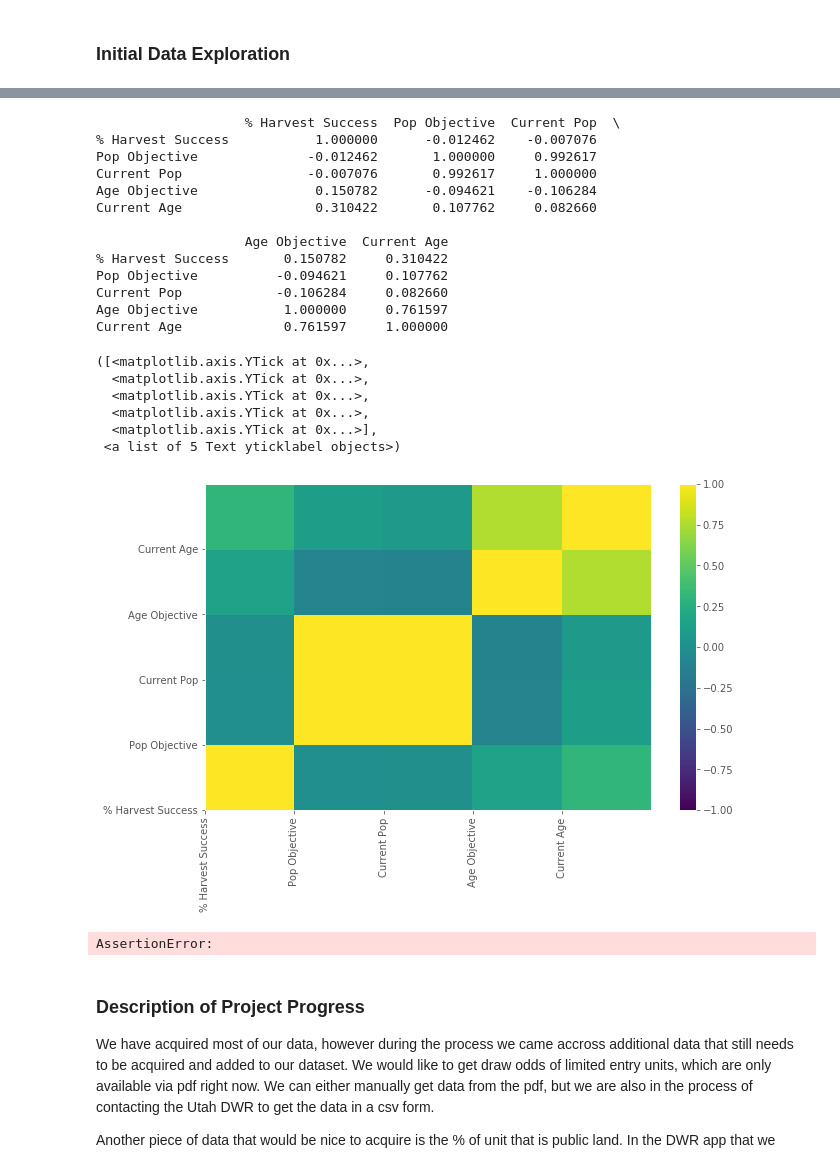
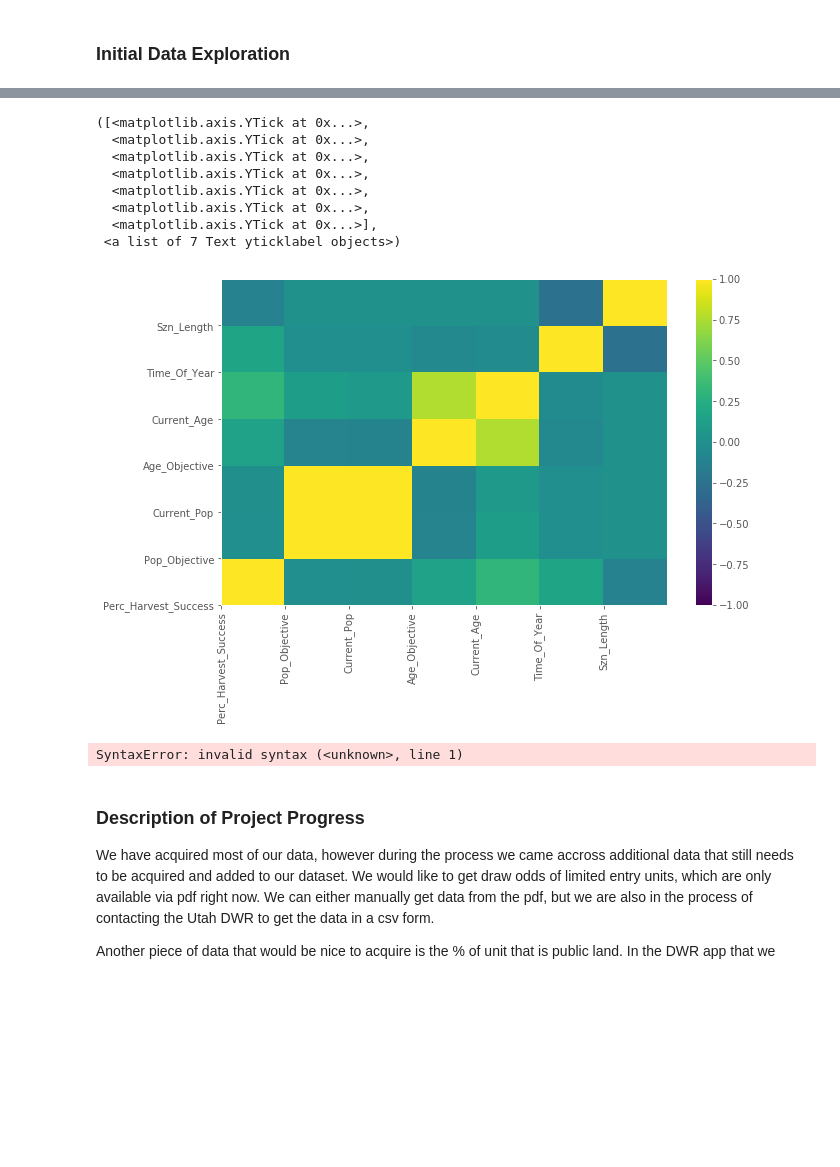
Before and after one commit to nedchanatry/ActaeonProj, a Jupyter notebook: Scrape2.ipynb, the cells around one changed output, grey strips where cells are left out. Saved outputs shown, nothing was run; the diff lists cells and outputs as text; code cells hidden in the pictures; blank space fills up the shorter version.

```diff
--- a/Scrape2.ipynb
+++ b/Scrape2.ipynb
@@ -131,23 +203,23 @@ fd = pd.read_excel(r'check.xlsx', index=False)
 for j in range(0,len(fd)):
 
     #first, get rid of any characters in the population data set (e.i. 1700 (Entire Beaver unit))
-    fd['Pop Objective'][j]= ''.join(i for i in fd['Pop Objective'][j] if i.isdigit())
+    fd['Pop_Objective'][j]= ''.join(i for i in fd['Pop_Objective'][j] if i.isdigit())
     #join to (an empty string) the variable i for every i in (any given variable) if i is a digit
-    fd['Pop Objective'][j] = float(fd['Pop Objective'][j])
-    fd['Current Pop'][j]= ''.join(i for i in fd['Current Pop'][j] if i.isdigit())
+    fd['Pop_Objective'][j] = float(fd['Pop_Objective'][j])
+    fd['Current_Pop'][j]= ''.join(i for i in fd['Current_Pop'][j] if i.isdigit())
     #join to (an empty string) the variable i for every i in (any given variable) if i is a digit
 
     #get rid of the ranges of data (i.e. 1200-1500)
     #instead we take the average value of the range (1200-1500 ----> 1350)
-    fd['Current Pop'][j] = float(fd['Current Pop'][j])
-    q = fd['Age Objective'][j]
+    fd['Current_Pop'][j] = float(fd['Current_Pop'][j])
+    q = fd['Age_Objective'][j]
     q = q.split('–')
     #idk what that is, but its not a minus sign
     q[0] = float(q[0])
     q[1] = float(q[1])
-    fd['Age Objective'][j] = sum(q)/len(q)
+    fd['Age_Objective'][j] = sum(q)/len(q)
 
 #set the relevant groups to float dtype from objective dtype
-fd[['Pop Objective','Current Pop','Age Objective','Current Age']]=fd[['Pop Objective','Current Pop','Age Objective','Current Age']].astype(float)
-fd.head(20)
+fd[['Pop_Objective','Current_Pop','Age_Objective','Current_Age']]=fd[['Pop_Objective','Current_Pop','Age_Objective','Current_Age']].astype(float)
+fd.head()
 # %% [output]
@@ -222,0 +265,5 @@ See the caveats in the documentation: http://pandas.pydata.org/pandas-docs/stabl
+# %%
+# initial correlation study on numerical data
+
+correlation = fd.corr()
+correlation
@@ -245,41 +301,29 @@ fd.sort_values(['Current Pop', 'Current Age', '% Harvest Success'], ascending=[F
 # %%
-# calculate and visualize correlations as matrix
-correlation = check.corr()
-print(correlation)
+# visualize correlations as matrix
 
 heatmap = plt.pcolor(correlation,vmin=-1,vmax=1)
 plt.colorbar(heatmap)
-plt.xticks(np.arange(5),('% Harvest Success', 'Pop Objective','Current Pop','Age Objective','Current Age'),rotation='vertical')
-plt.yticks(np.arange(5),('% Harvest Success', 'Pop Objective','Current Pop','Age Objective','Current Age'),rotation='horizontal')
+
+
+plt.xticks(np.arange(7),('Perc_Harvest_Success', 'Pop_Objective','Current_Pop','Age_Objective','Current_Age', 'Time_Of_Year', 'Szn_Length'),rotation='vertical')
+plt.yticks(np.arange(7),('Perc_Harvest_Success', 'Pop_Objective','Current_Pop','Age_Objective','Current_Age', 'Time_Of_Year', 'Szn_Length'),rotation='horizontal')
 # %% [output]
-                   % Harvest Success  Pop Objective  Current Pop  \
-% Harvest Success           1.000000      -0.012462    -0.007076
-Pop Objective              -0.012462       1.000000     0.992617
-Current Pop                -0.007076       0.992617     1.000000
-Age Objective               0.150782      -0.094621    -0.106284
-Current Age                 0.310422       0.107762     0.082660
-
-                   Age Objective  Current Age
-% Harvest Success       0.150782     0.310422
-Pop Objective          -0.094621     0.107762
-Current Pop            -0.106284     0.082660
-Age Objective           1.000000     0.761597
-Current Age             0.761597     1.000000
+([<matplotlib.axis.YTick at 0x...>,
+  <matplotlib.axis.YTick at 0x...>,
+  <matplotlib.axis.YTick at 0x...>,
+  <matplotlib.axis.YTick at 0x...>,
+  <matplotlib.axis.YTick at 0x...>,
+  <matplotlib.axis.YTick at 0x...>,
+  <matplotlib.axis.YTick at 0x...>],
+ <a list of 7 Text yticklabel objects>)
-([<matplotlib.axis.YTick at 0x...>,
-  <matplotlib.axis.YTick at 0x...>,
-  <matplotlib.axis.YTick at 0x...>,
-  <matplotlib.axis.YTick at 0x...>,
-  <matplotlib.axis.YTick at 0x...>],
- <a list of 5 Text yticklabel objects>)
-[figure, old version]
+[figure, new version]
 # %%
 # Regression on hunt success
 
-success =  sm.ols(formula="% Hunt Success ~ Pop Objective", data=check).fit()
+success =  sm.ols(formula="Perc_ Harvest_Success ~ Pop_Objective", data=fd).fit()
 success.summary()
-# Qustion for Kiran: why are we getting this error????
 # %% [output]
-AssertionError:
+SyntaxError: invalid syntax (<unknown>, line 1)
 # %% [markdown]
 ### Description of Project Progress
 
```
Also changed, not shown: parts of 12 cells of this notebook.
